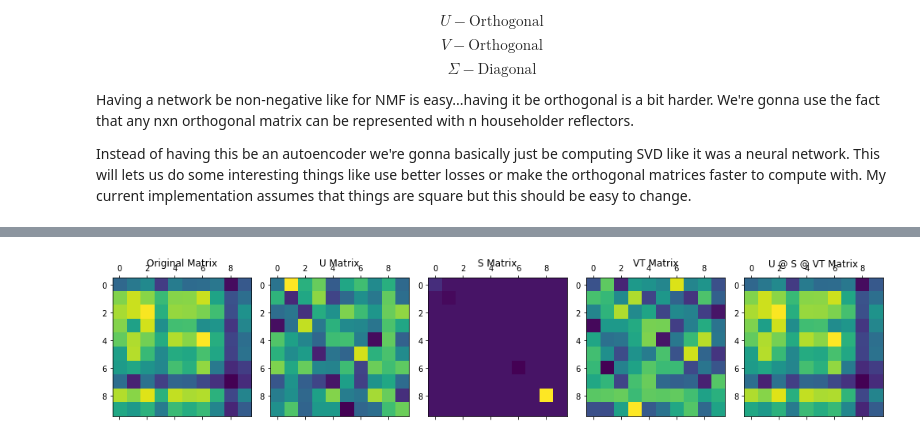
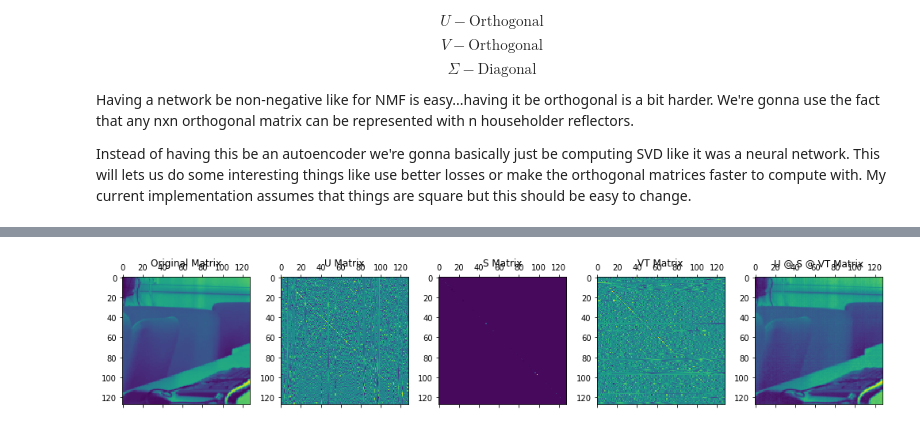
Before and after one commit to Aaron09/torchfactor, a Jupyter notebook: neuaral_factor_demo.ipynb, the cells around one changed output, grey strips where cells are left out. Cells and saved outputs as stored; diff of their text form; code cells hidden in the pictures.

```diff
--- a/neuaral_factor_demo.ipynb
+++ b/neuaral_factor_demo.ipynb
@@ -138,0 +164,10 @@ plt.show()
+# %%
+img_net = NMF_Net(5, 256)
+optimizer = torch.optim.Adam(img_net.parameters(), lr=2e-2)
+n_trials = 200
+
+def loss(x, x_hat):
+    return ((x - x_hat)**2).sum()
+
+img_net.train()
+img_net.state_dict()
@@ -138,0 +188,19 @@ plt.show()
+# %%
+num_trials = 200
+losses = np.zeros(num_trials)
+used_train_imgs = train_imgs[0:5,:]
+for i in tqdm.tqdm(range(num_trials)):
+    X_tensor = torch.FloatTensor(used_train_imgs)
+
+    X_hat = img_net(X_tensor)
+    cur_loss = loss(X_tensor, X_hat)
+
+    optimizer.zero_grad()
+    cur_loss.backward()
+    optimizer.step()
+
+    losses[i] = cur_loss.item()
+
+plt.plot(losses)
+plt.title('Error vs Iterations:{}'.format(np.min(losses)))
+plt.show()
@@ -197,9 +291,11 @@ class SVDNet(nn.Module):
     def forward(self, x):
         return self.U(self.sigma * self.VT(x))
 # %%
-net = SVDNet(X.shape[0], X.shape[0])
+from skimage import transform
+
+net = SVDNet(128, 128)
 optimizer = torch.optim.Adam(net.parameters(), lr=2e-1)
-X_tensor = torch.FloatTensor(X)
+X_tensor = torch.FloatTensor(transform.resize(train_imgs[0].reshape((512,512)), (128, 128)))
 n_trials = 500
 
 def loss(x, x_hat):
@@ -246,23 +342,24 @@ plt.show()
 # %%
+X = transform.resize(train_imgs[0].reshape((512,512)), (128, 128))
 U, S, VT = net.get_USVT(X_tensor.device)
 
 fig, ax = plt.subplots(1, 5, figsize=(14, 3))
 ax[0].matshow(X)
 ax[0].set_title('Original Matrix')
 
 ax[1].matshow(U)
 ax[1].set_title('U Matrix')
 
 ax[2].matshow(S)
 ax[2].set_title('S Matrix')
 
 ax[3].matshow(VT)
 ax[3].set_title('VT Matrix')
 
 ax[4].matshow(U @ S @ VT)
 ax[4].set_title('U @ S @ VT Matrix')
 
 plt.tight_layout()
 plt.show()
 # %% [output]
-[figure, old version]
+[figure, new version]
```
Also changed, not shown: parts of 11 cells of this notebook.
